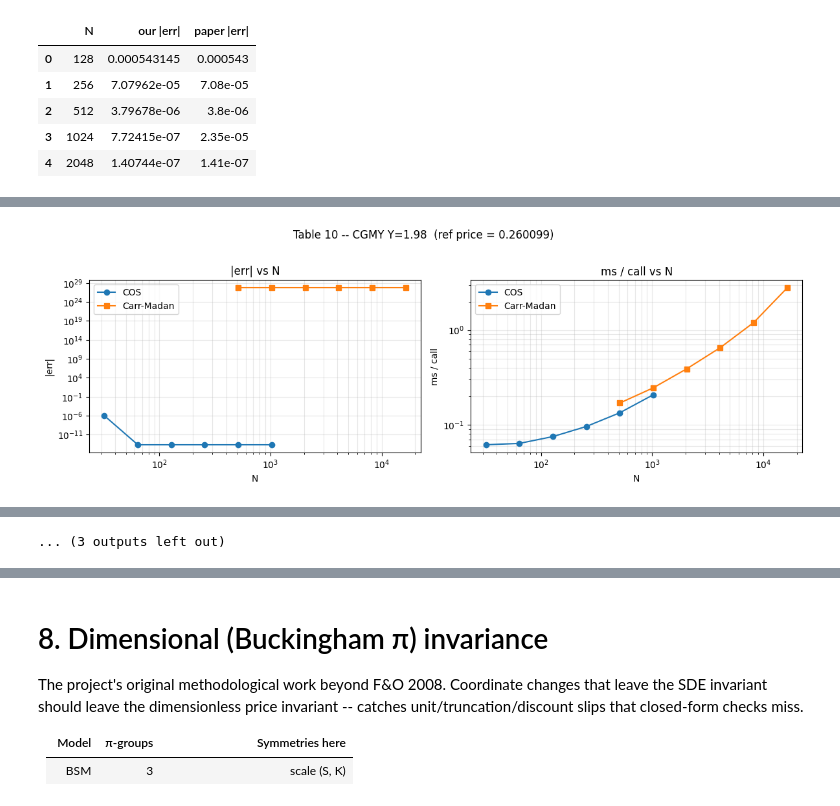
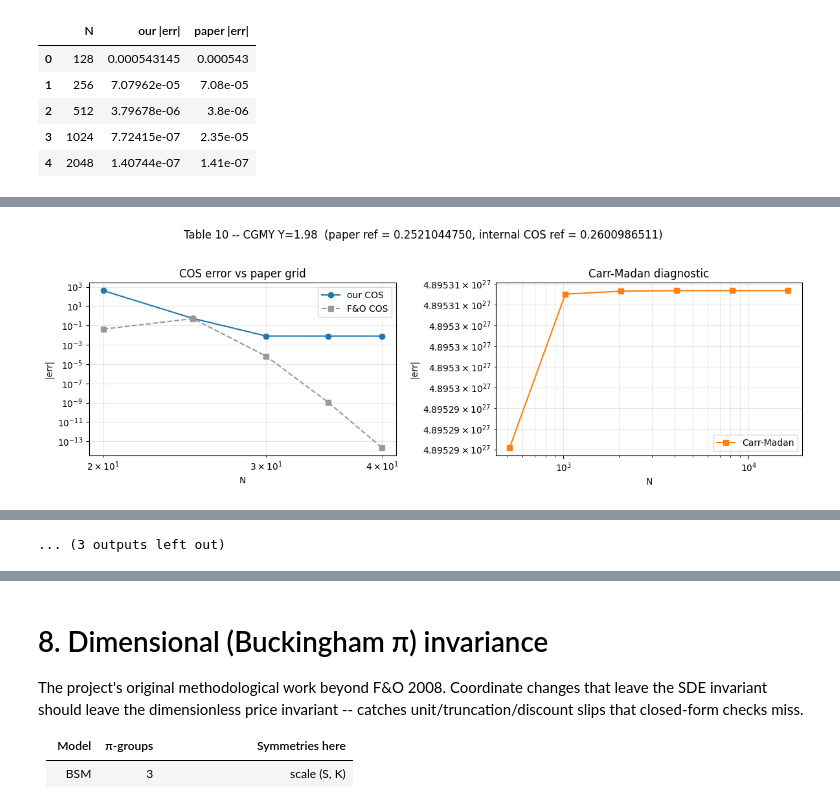
Before and after one commit to ee2625/fourier-cosine-option-pricing, a Jupyter notebook: notebooks/tests.ipynb, the cells around one changed output, grey strips where cells are left out. Drawn from its saved outputs; the diff is of its cells as text; code cells hidden in the pictures.

Commit message:
Fix CGMY presentation notebook outputs

```diff
--- a/notebooks/tests.ipynb
+++ b/notebooks/tests.ipynb
@@ -502,48 +506,84 @@ $S = K = 100$, $T = 1$, $r = 0.1$, $q = 0$, $C = 1$, $G = M = 5$. $Y = 0.5$ is f
 # %%
 S0_c, K_c, T_c, r_c, q_c = 100.0, 100.0, 1.0, 0.1, 0.0
 C, G, M = 1.0, 5.0, 5.0
-YS  = [0.5, 1.5, 1.98]
-N_COS_C = [32, 64, 128, 256, 512, 1024]
 N_FFT_C = [512, 1024, 2048, 4096, 8192, 16384]
+
+PAPER_CGMY = {
+    0.5: dict(
+        table=8,
+        ref=19.8129487706,
+        Ns=[40, 60, 80, 100, 120, 140],
+        paper_err=[3.82e-02, 6.87e-04, 2.11e-05, 9.45e-07, 5.56e-08, 4.04e-09],
+    ),
+    1.5: dict(
+        table=9,
+        ref=49.790905305,
+        Ns=[40, 45, 50, 55, 60, 65],
+        paper_err=[1.38e+00, 1.98e-02, 4.52e-04, 9.59e-06, 1.22e-09, 7.53e-10],
+    ),
+    1.98: dict(
+        table=10,
+        ref=0.252104475,
+        Ns=[20, 25, 30, 35, 40],
+        paper_err=[4.17e-02, 5.15e-01, 6.54e-05, 1.10e-09, 1.94e-15],
+    ),
+}
 
 fwd_c = S0_c * np.exp((r_c - q_c) * T_c)
 df_c  = np.exp(-r_c * T_c)
 
-def cgmy_sweep(Y):
+def cgmy_paper_grid(Y):
+    cfg = PAPER_CGMY[Y]
     cos_p = CgmyCos(C=C, G=G, M=M, Y=Y, intr=r_c, divr=q_c)
+    cos_p.L = 10.0  # F&O Section 5.4: [-10Y, 10Y], except Y=1.98 uses [-100, 20]
     cf    = lambda u: cos_p.charfunc_logprice(u, T_c)   # already in log(S/F)
+    paper_ref = cfg["ref"]
+
     cos_p.n_cos = 2**14
-    ref = float(cos_p.price(K_c, S0_c, T_c, cp=+1))
+    internal_ref = float(cos_p.price(K_c, S0_c, T_c, cp=+1))
 
     rows_cos, rows_cm = [], []
-    for N in N_COS_C:
+    for N, paper_err in zip(cfg["Ns"], cfg["paper_err"]):
         cos_p.n_cos = N
-        e, ms = bench(lambda: cos_p.price(K_c, S0_c, T_c, cp=+1), ref)
-        rows_cos.append((N, e, ms))
+        e, ms = bench(lambda: cos_p.price(K_c, S0_c, T_c, cp=+1), paper_ref)
+        rows_cos.append((N, e, paper_err, ms))
     for N in N_FFT_C:
-        e, ms = bench(lambda: carr_madan_price(cf, T_c, K_c, fwd_c, df_c, cp=+1, N=N), ref)
+        e, ms = bench(lambda: carr_madan_price(cf, T_c, K_c, fwd_c, df_c, cp=+1, N=N), paper_ref)
         rows_cm.append((N, e, ms))
-    return ref, pd.DataFrame(rows_cos, columns=["N", "|err|", "ms"]), \
-                pd.DataFrame(rows_cm,  columns=["N", "|err|", "ms"])
+    return (
+        paper_ref,
+        internal_ref,
+        pd.DataFrame(rows_cos, columns=["N", "our |err|", "paper |err|", "ms"]),
+        pd.DataFrame(rows_cm,  columns=["N", "Carr-Madan |err|", "ms"]),
+    )
 
-results = {Y: cgmy_sweep(Y) for Y in YS}
+results = {Y: cgmy_paper_grid(Y) for Y in PAPER_CGMY}
 
-for j, Y in enumerate(YS):
-    ref, cos_d, cm_d = results[Y]
+for Y, cfg in PAPER_CGMY.items():
+    paper_ref, internal_ref, cos_d, cm_d = results[Y]
     fig, (a1, a2) = plt.subplots(1, 2, figsize=(12, 4))
-    for ax, ycol, ylabel in [(a1, "|err|", "|err|"), (a2, "ms", "ms / call")]:
-        ax.loglog(cos_d["N"], plot_values(cos_d[ycol], ycol), "o-", label="COS",        color="#1f77b4")
-        ax.loglog(cm_d ["N"], plot_values(cm_d [ycol], ycol), "s-", label="Carr-Madan", color="#ff7f0e")
-        ax.set(xlabel="N", ylabel=ylabel, title=f"{ylabel} vs N")
-        ax.grid(True, which="both", alpha=0.3); ax.legend()
-    fig.suptitle(f"Table {8 + j} -- CGMY Y={Y}  (ref price = {ref:.6f})", y=1.02)
+    a1.loglog(cos_d["N"], plot_values(cos_d["our |err|"], "our |err|"), "o-", label="our COS", color="#1f77b4")
+    a1.loglog(cos_d["N"], plot_values(cos_d["paper |err|"], "paper |err|"), "s--", label="F&O COS", color="#999")
+    a1.set(xlabel="N", ylabel="|err|", title="COS error vs paper grid")
+    a1.grid(True, which="both", alpha=0.3); a1.legend()
+
+    a2.loglog(cm_d["N"], plot_values(cm_d["Carr-Madan |err|"], "Carr-Madan |err|"), "s-", label="Carr-Madan", color="#ff7f0e")
+    a2.set(xlabel="N", ylabel="|err|", title="Carr-Madan diagnostic")
+    a2.grid(True, which="both", alpha=0.3); a2.legend()
+
+    fig.suptitle(
+        f"Table {cfg['table']} -- CGMY Y={Y}  (paper ref = {paper_ref:.10f}, internal COS ref = {internal_ref:.10f})",
+        y=1.03,
+    )
     fig.tight_layout(); plt.show()
 
-for j, Y in enumerate(YS):
-    ref, cos_d, cm_d = results[Y]
-    print(f"Table {8 + j} -- CGMY Y={Y}, ref price = {ref:.10f}")
-    print("COS benchmark grid")
+for Y, cfg in PAPER_CGMY.items():
+    paper_ref, internal_ref, cos_d, cm_d = results[Y]
+    print(f"Table {cfg['table']} -- CGMY Y={Y}")
+    print(f"paper reference:   {paper_ref:.10f}")
+    print(f"internal COS ref:  {internal_ref:.10f}")
+    print("COS paper grid")
     display_error_table(cos_d.set_index("N"))
-    print("Carr-Madan benchmark grid")
+    print("Carr-Madan diagnostic vs paper ref")
     display_error_table(cm_d.set_index("N"))
 # %% [output]
@@ -552 +592 @@ for j, Y in enumerate(YS):
-[figure, old version]
+[figure, new version]
```
Also changed, not shown: parts of 6 cells of this notebook.
